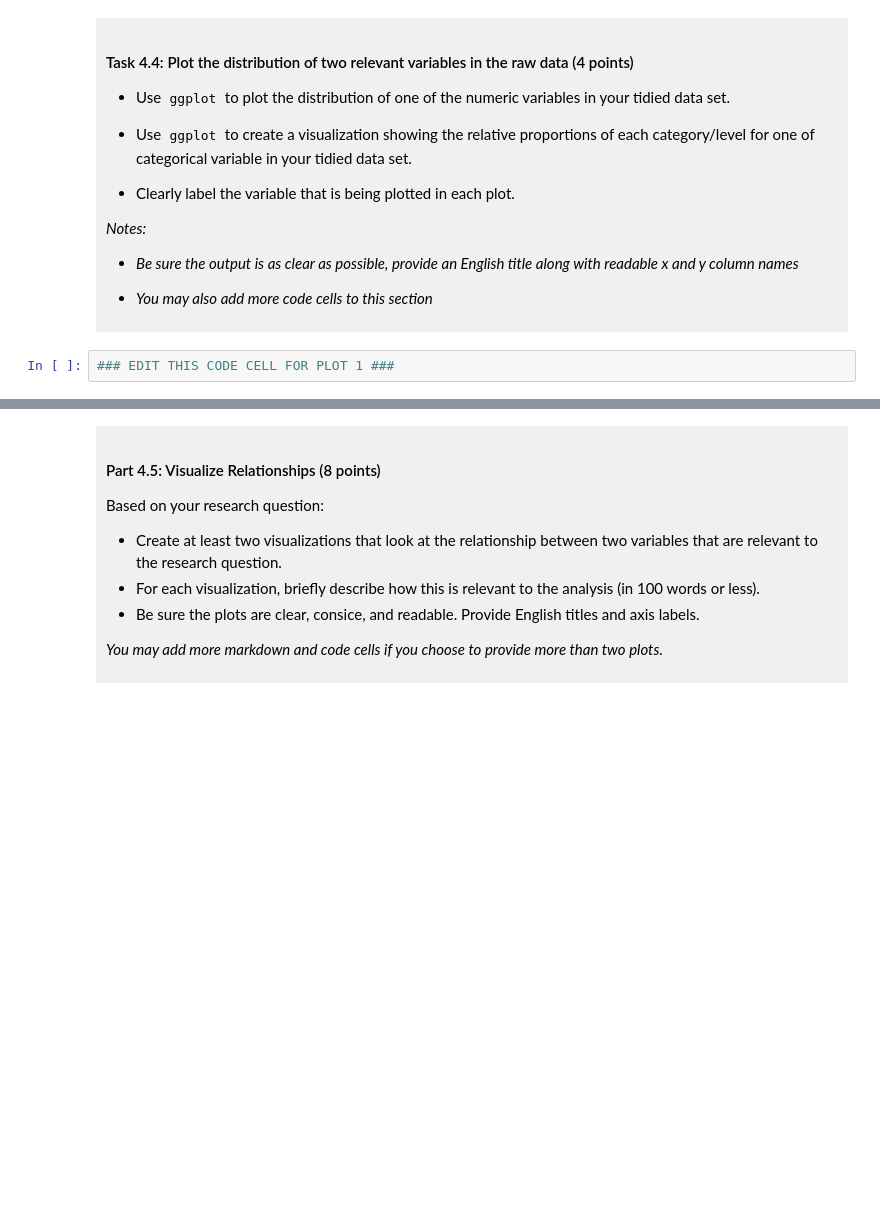
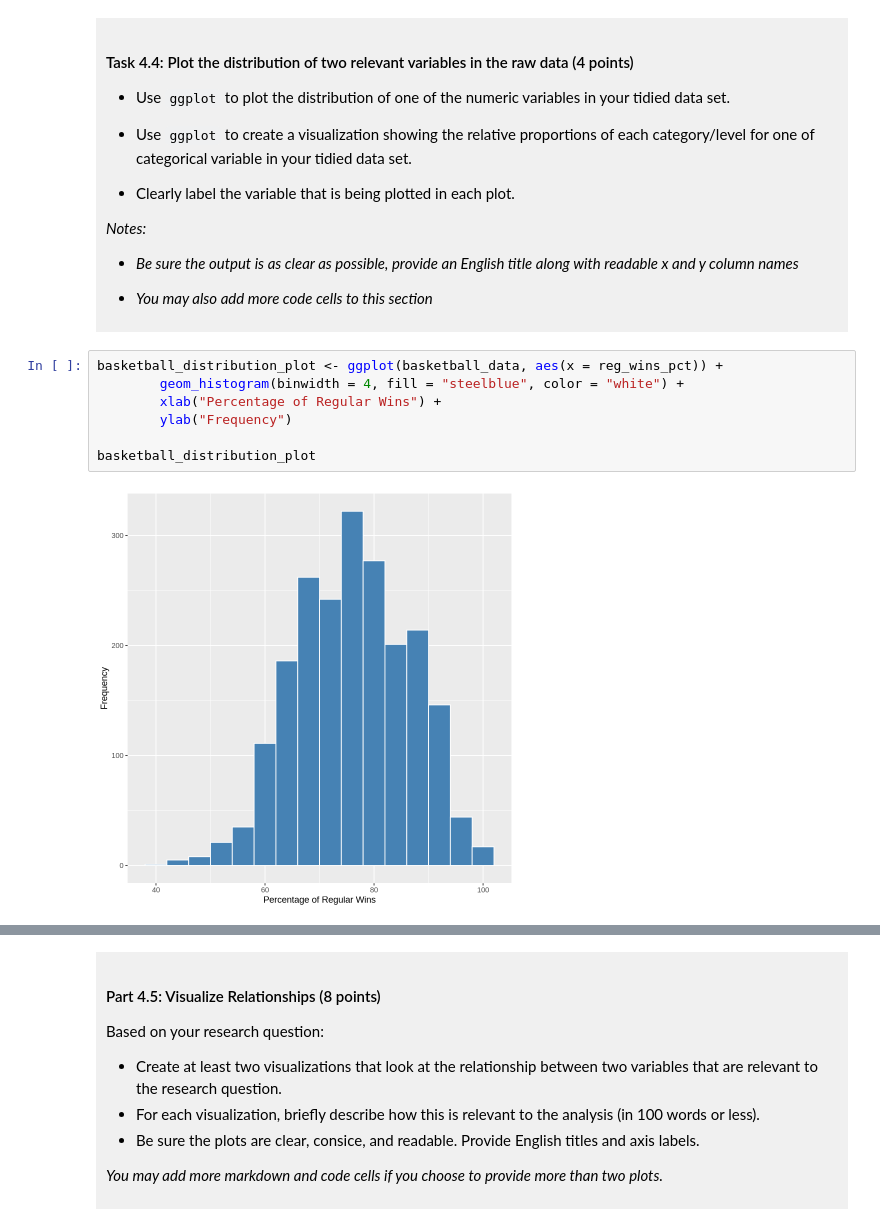
Before and after one commit to carmfeng/dsci-100-project-carmen-feng, a Jupyter notebook: dsci-100-project-notebook.ipynb, the cells around one changed output, grey strips where cells are left out. Drawn from its saved outputs; the diff is of its cells as text; blank space fills up the shorter version.

Commit message:
Finished up to Checkpoint C
Summarized a lot of data (mean, min, max, removed na's, created plots such as histograms, bar graphs, and finalized my plan for the analysis.

```diff
--- a/dsci-100-project-notebook.ipynb
+++ b/dsci-100-project-notebook.ipynb
@@ -336,5 +352,12 @@ You will refine your research question (if needed) and produce a tidy data set.
 
 </div>
 # %%
-### EDIT THIS CODE CELL FOR PLOT 1 ###
+basketball_distribution_plot <- ggplot(basketball_data, aes(x = reg_wins_pct)) +
+        geom_histogram(binwidth = 4, fill = "steelblue", color = "white") +
+        xlab("Percentage of Regular Wins") +
+        ylab("Frequency")
+
+basketball_distribution_plot
+# %% [output]
+[figure, added]
 # %%
```
Also changed, not shown: parts of 14 cells of this notebook.
